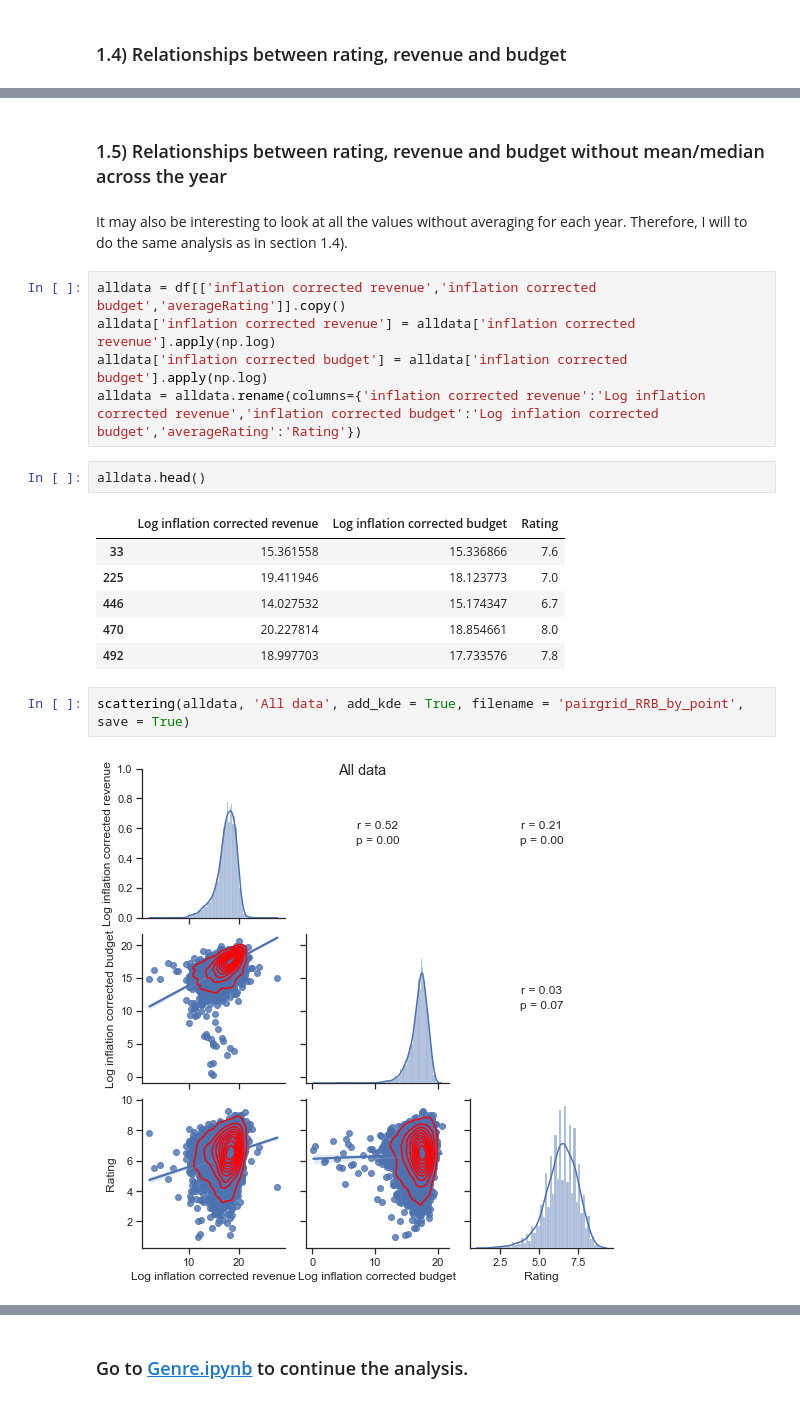
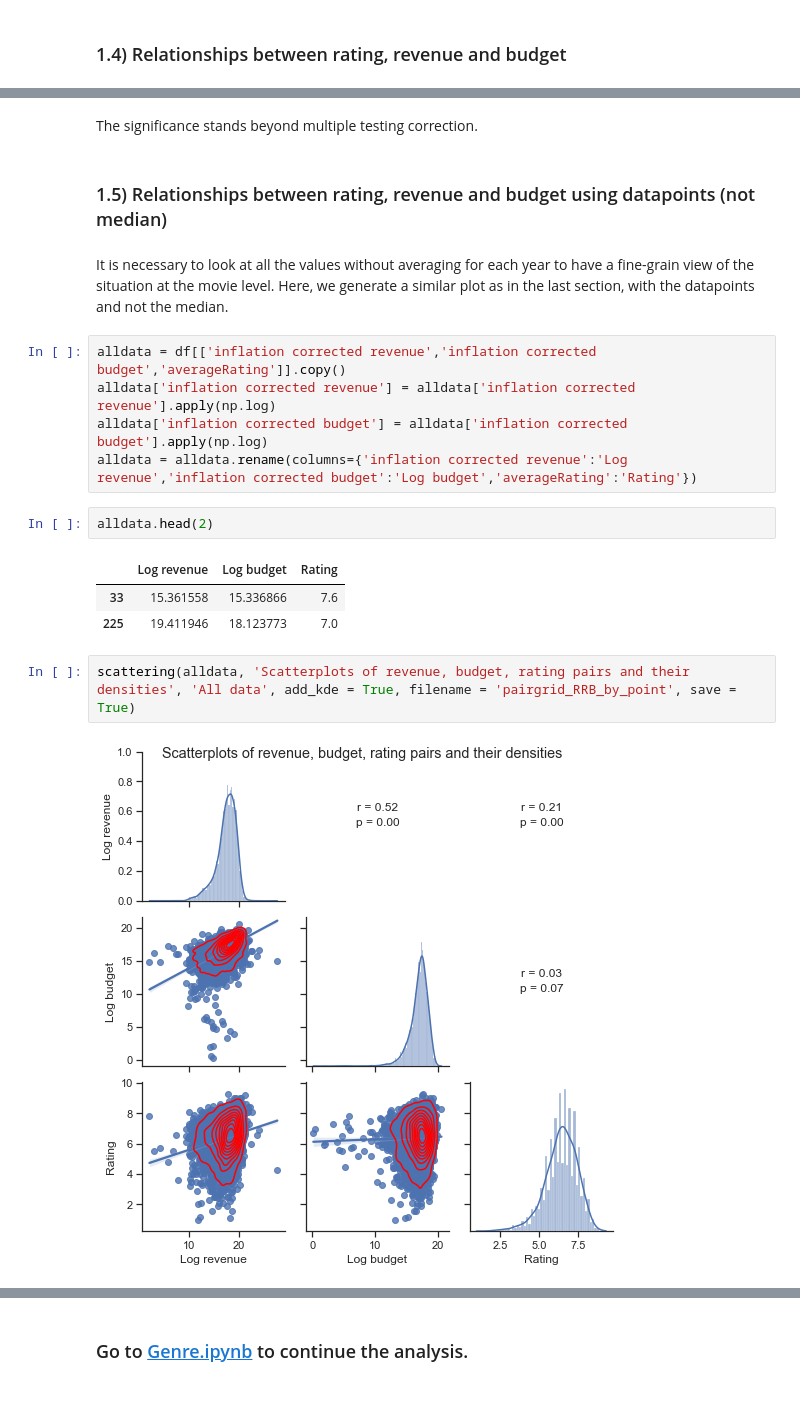
Before and after one commit to epfl-ada/ada-2022-project-nolemonnomelon, a Jupyter notebook: Exploratory.ipynb, the cells around one changed output, grey strips where cells are left out. Saved outputs shown, nothing was run; the diff lists cells and outputs as text.

```diff
--- a/Exploratory.ipynb
+++ b/Exploratory.ipynb
@@ -262,23 +254,22 @@ We now have the median revenue highly correlated with the median rating, but not
+# %% [markdown]
+The significance stands beyond multiple testing correction.
 # %% [markdown]
-### 1.5) Relationships between rating, revenue and budget without mean/median across the year
+### 1.5) Relationships between rating, revenue and budget using datapoints (not median)
 # %% [markdown]
-It may also be interesting to look at all the values without averaging for each year. Therefore, I will to do the same analysis as in section 1.4).
+It is necessary to look at all the values without averaging for each year to have a fine-grain view of the situation at the movie level. Here, we generate a similar plot as in the last section, with the datapoints and not the median.
 # %%
 alldata = df[['inflation corrected revenue','inflation corrected budget','averageRating']].copy()
 alldata['inflation corrected revenue'] = alldata['inflation corrected revenue'].apply(np.log)
 alldata['inflation corrected budget'] = alldata['inflation corrected budget'].apply(np.log)
-alldata = alldata.rename(columns={'inflation corrected revenue':'Log inflation corrected revenue','inflation corrected budget':'Log inflation corrected budget','averageRating':'Rating'})
+alldata = alldata.rename(columns={'inflation corrected revenue':'Log revenue','inflation corrected budget':'Log budget','averageRating':'Rating'})
 # %%
-alldata.head()
+alldata.head(2)
 # %% [output]
-|  | Log inflation corrected revenue | Log inflation corrected budget | Rating |
+|  | Log revenue | Log budget | Rating |
 | 33 | 15.361558 | 15.336866 | 7.6 |
 | 225 | 19.411946 | 18.123773 | 7.0 |
-| 446 | 14.027532 | 15.174347 | 6.7 |
-| 470 | 20.227814 | 18.854661 | 8.0 |
-| 492 | 18.997703 | 17.733576 | 7.8 |
 # %%
-scattering(alldata, 'All data', add_kde = True, filename = 'pairgrid_RRB_by_point', save = True)
+scattering(alldata, 'Scatterplots of revenue, budget, rating pairs and their densities', 'All data', add_kde = True, filename = 'pairgrid_RRB_by_point', save = True)
 # %% [output]
-[figure, old version]
+[figure, new version]
 # %% [markdown]
```
Also changed, not shown: parts of 53 cells of this notebook, 7 other files.
